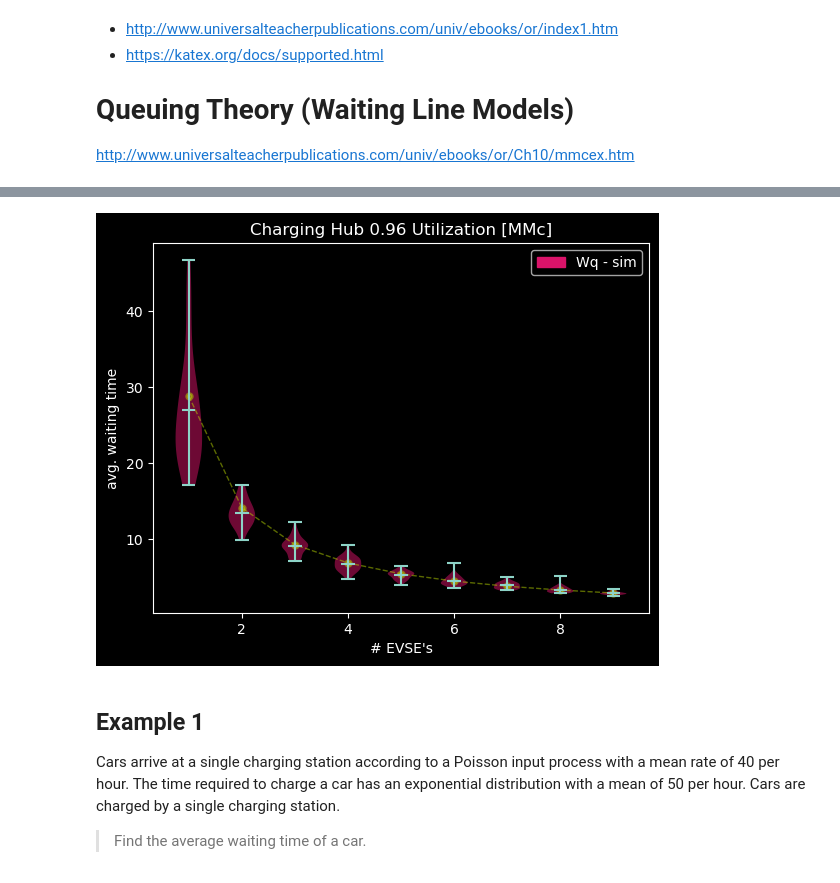
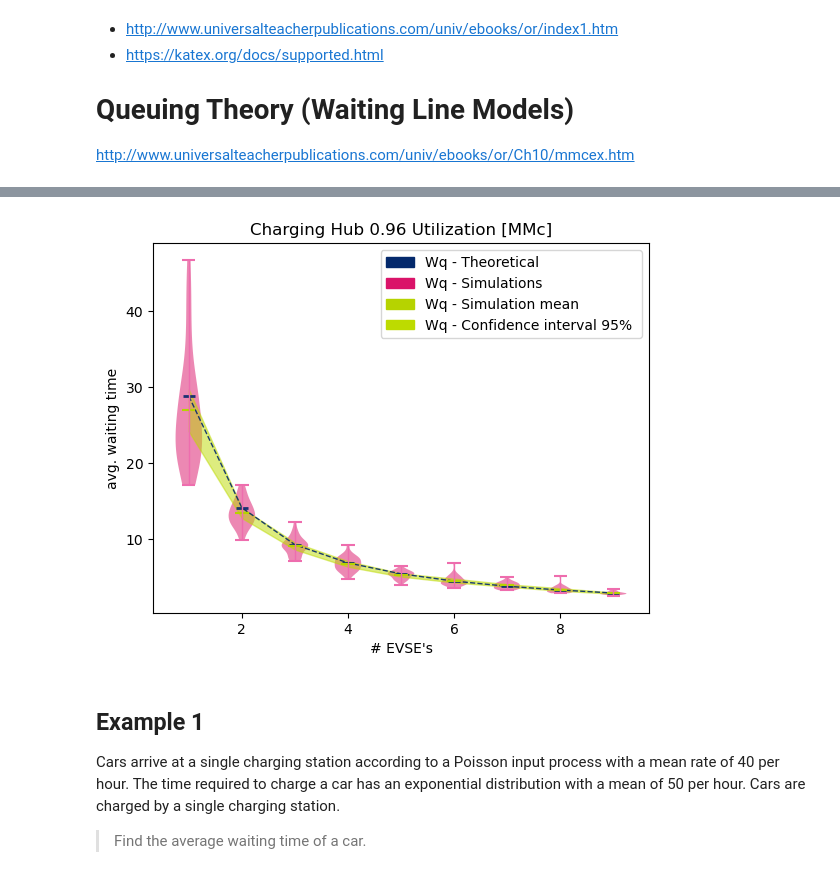
Before and after one commit to Fpadt/salabim_examples, a Jupyter notebook: mmc/jads_MMc_clt1.ipynb, the cells around one changed output, grey strips where cells are left out. Saved outputs shown, nothing was run; the diff lists cells and outputs as text; code cells hidden in the pictures.

```diff
--- a/mmc/jads_MMc_clt1.ipynb
+++ b/mmc/jads_MMc_clt1.ipynb
@@ -367,8 +407,10 @@ def sim_x_MMC(
 # %%
+%%script false --no-raise-error
 # Initialize an empty list
+# Execute teh simulation
 dfs = []
 
-for j in Stations:
+for j in EVSES:
     df = sim_x_MMC(
         arrival_rate=j * arrival_rate,
         processing_rate=processing_rate,
@@ -393,3 +487,6 @@ c_values = df_sim['c'].unique()
 
 # Create a list of arrays, where each array contains the 'Lq' values for a unique 'c' value
 data = [df_sim[df_sim['c'] == c]['Wq'].values for c in c_values]
+
+df_sim_ci = sim_mean_and_ci(df_sim)
+print(df_sim_ci)
@@ -396,45 +504,65 @@ data = [df_sim[df_sim['c'] == c]['Wq'].values for c in c_values]
 # %%
-import matplotlib.patches as mpatches
 # Create a line plot
 plt.plot(
     df.c,
     df.Wq,
     label="Wq - math",
-    color=ENEXIS_G_0,
-    marker="o",
+    color=ENEXIS_B_0,
+    marker="_",
     linestyle="dashed",
     linewidth=1,
-    markersize=4,
-    alpha=0.5,
-    markerfacecolor=ENEXIS_G_0,
-    markeredgecolor=ENEXIS_G_0,
+    markersize=8,
+    alpha=0.9,
+    markerfacecolor=ENEXIS_B_0,
+    markeredgecolor=ENEXIS_B_0,
     markeredgewidth=2,
 )
+
+plt.fill_between(
+    df_sim_ci['c'],
+    df_sim_ci['lbnd'],
+    df_sim_ci['ubnd'],
+    color=ENEXIS_G_1,
+    alpha=0.5
+    )
+
 
 # Create a violin plot for the second data series
 parts = plt.violinplot(data, positions=c_values, showmeans=True, showmedians=False)
 
 # Coloring the violin plot
 for pc in parts['bodies']:
     pc.set_facecolor(ENEXIS_P_0)
+    pc.set_zorder(0)
+    pc.set_linewidth(1)
     pc.set_alpha(0.5)
+    pc.set_label("Wq - sim")
 
-# Create a patch for the second data series
-violin_patch = mpatches.Patch(color=ENEXIS_P_0, label='Wq - sim')
+parts['cmeans'].set_color(ENEXIS_G_0)
+parts['cmaxes'].set_color(ENEXIS_P_1)
+parts['cmins'].set_color(ENEXIS_P_1)
+parts['cbars'].set_color(ENEXIS_P_1)
+parts['cbars'].set_linewidth(1)
+
+# Create a patch
+violin_patch_the = mpatches.Patch(color=ENEXIS_B_0, label='Wq - Theoretical')
+violin_patch_sim = mpatches.Patch(color=ENEXIS_P_0, label='Wq - Simulations')
+violin_patch_avg = mpatches.Patch(color=ENEXIS_G_0, label='Wq - Simulation mean')
+violin_patch_int = mpatches.Patch(color=ENEXIS_G_1, label='Wq - Confidence interval 95% ')
 
 # Add labels and title
 plt.xlabel("# EVSE's")
 plt.ylabel("avg. waiting time")
 plt.title(f"Charging Hub {df.loc[1, 'RO']} Utilization [MMc]")
-plt.legend(handles=[violin_patch])
+plt.legend(handles=[ violin_patch_the, violin_patch_sim, violin_patch_avg, violin_patch_int])
 
 # Save the plot
 plt.savefig(f"./figures/math_vs_sim_{df.loc[0,'RO']}.png", dpi=300, bbox_inches='tight')
 
 # Display the plot
 plt.show()
 # %% [output]
-[figure, old version]
+[figure, new version]
 # %% [markdown]
 ## Example 1
 
```
Also changed, not shown: parts of 42 cells of this notebook, 3 other files.
